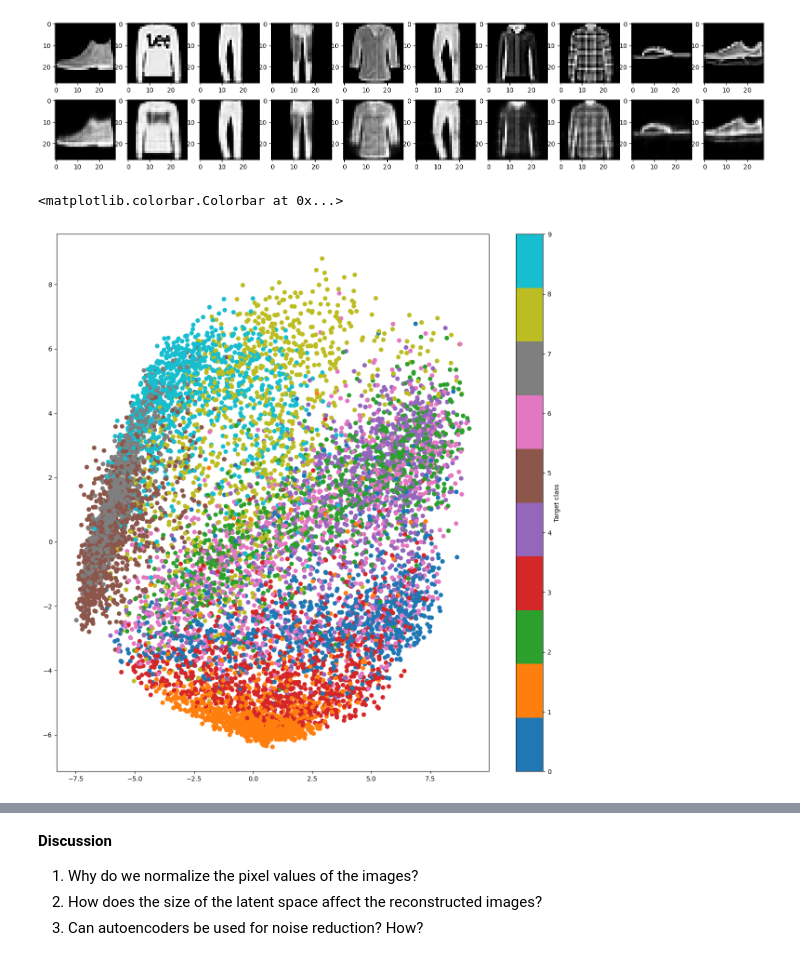
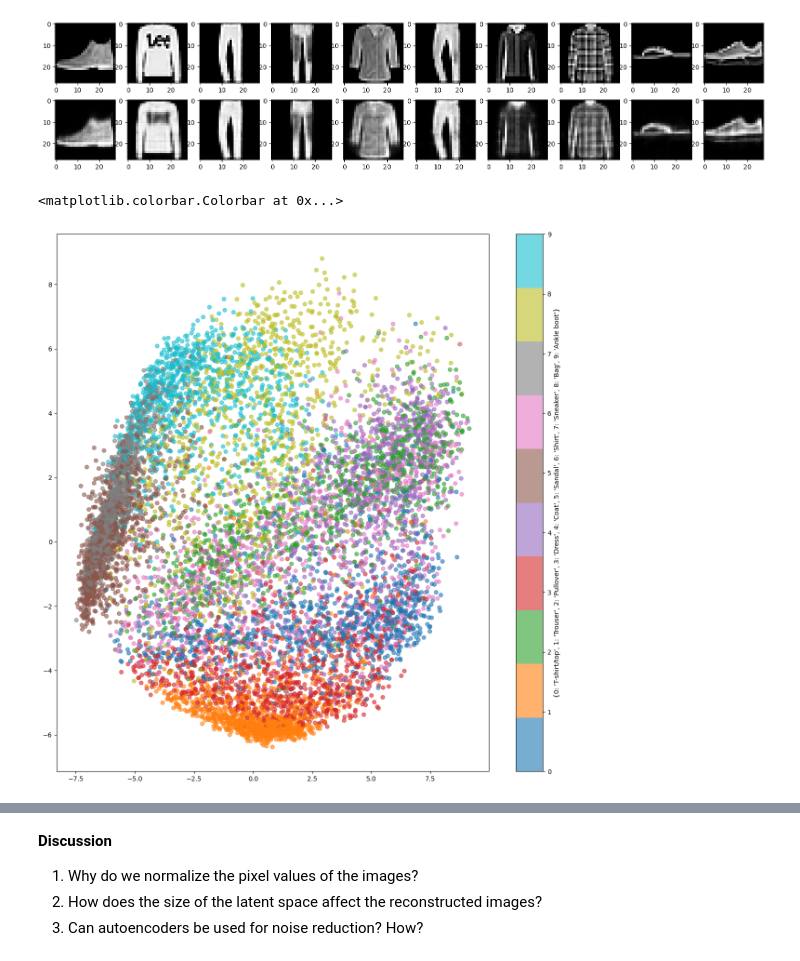
Before and after one commit to hskramstad00/DAT300, a Jupyter notebook: Assignments/CA4/ca4-1-fashion-mnist.ipynb, the cells around one changed output, grey strips where cells are left out. Saved outputs shown, nothing was run; the diff lists cells and outputs as text; code cells hidden in the pictures.

Commit message:
må finne ut en måte å se label navne (t-shirt, etc) istedenfor 0-9 i scatterplot

```diff
--- a/Assignments/CA4/ca4-1-fashion-mnist.ipynb
+++ b/Assignments/CA4/ca4-1-fashion-mnist.ipynb
@@ -60,6 +60,20 @@ import tensorflow as tf
 import matplotlib.pyplot as plt
 import numpy as np
 from sklearn.decomposition import PCA
+# %%
+# labels
+label = {
+    0: "T-shirt/top",
+    1: "Trouser",
+    2: "Pullover",
+    3: "Dress",
+    4: "Coat",
+    5: "Sandal",
+    6: "Shirt",
+    7: "Sneaker",
+    8: "Bag",
+    9: "Ankle boot"
+    }
 # %%
 # 1. Load and preprocess the Fashion-MNIST dataset
 # Your code here
@@ -155,14 +169,15 @@ plt.show
 # %%
 # 4. Visualize the PCA-projection of the latent space. Try to include the labels in the plot for a better understanding of
 # the distribution of the latent space.
 # Your code here
 pca = PCA(n_components=2)
 
 latent_space_pca = pca.fit_transform(decoded_imgs)
 
 plt.figure(figsize=(15, 15))
-plt.scatter(latent_space_pca[:,0], latent_space_pca[:,1], c=y_test, cmap='tab10')
-plt.colorbar(label='Target class')
+plt.scatter(latent_space_pca[:,0], latent_space_pca[:,1], c=y_test, cmap='tab10', alpha=0.6)
+# finn ut en måte å se label istedenfor 0-9!!
+plt.colorbar(label=label)
 # %% [output]
 <matplotlib.colorbar.Colorbar at 0x...>
-[figure, old version]
+[figure, new version]
```
Also changed, not shown: parts of 1 cell of this notebook.
